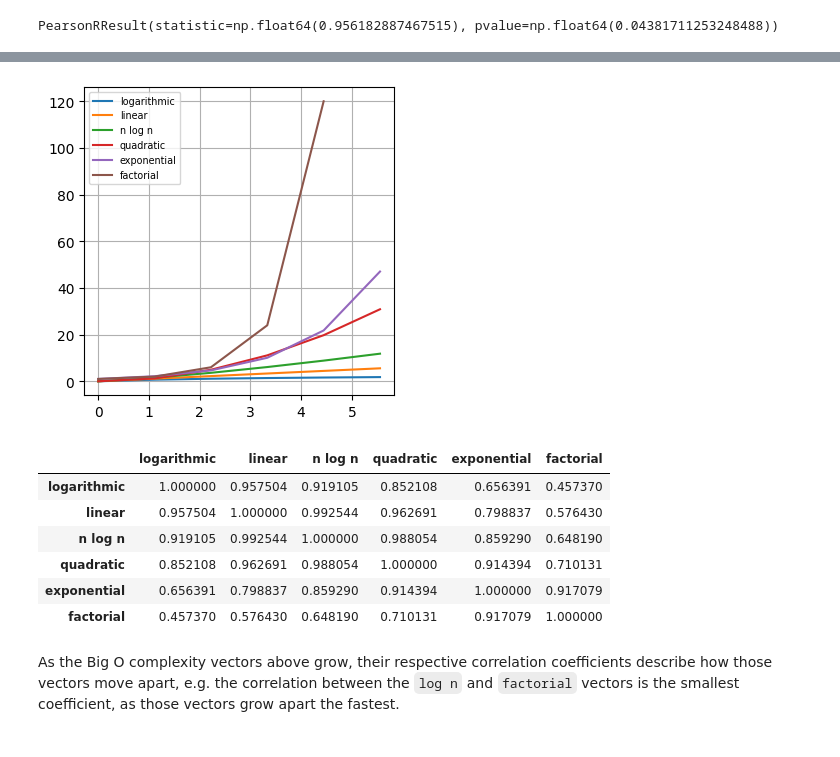
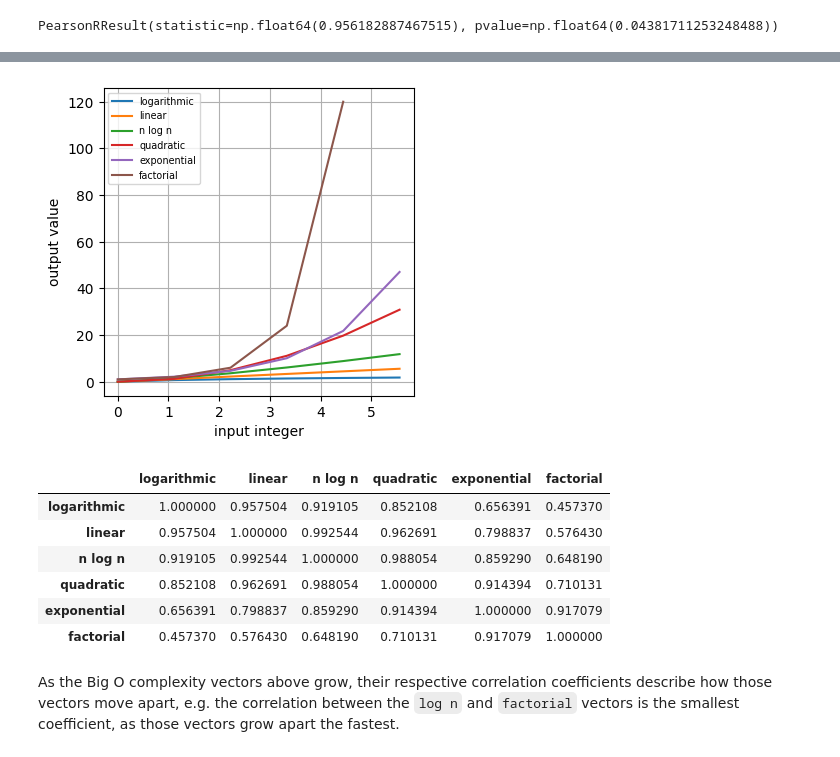
Before and after one commit to solarecho3/vectors, a Jupyter notebook: vectors.ipynb, the cells around one changed output, grey strips where cells are left out. Cells and saved outputs as stored; diff of their text form; code cells hidden in the pictures.

```diff
--- a/vectors.ipynb
+++ b/vectors.ipynb
@@ -928,34 +929,36 @@ l = pd.Series([i for i in range(10)])
 q = pd.Series([i**2 for i in range(10)])
 e = pd.Series([2**i for i in range(10)])
 logn = pd.Series([math.log(int(x)) for x in a2 if x > 0])
 nlogn = pd.Series([math.log(int(x))*x for x in a2 if x > 0])
 f = pd.Series([math.factorial(i) for i in range(10)])
 df = pd.DataFrame([logn,l,nlogn,q,e,f], index=["logarithmic","linear","n log n","quadratic","exponential","factorial"])
 
 display(df)
 
 plt.close()
 plt.figure(figsize=[4,4])
 plt.plot(a[:6],logn[:6],label="logarithmic")
 plt.plot(a[:6],b[:6],label="linear")
 plt.plot(a[:6],nlogn[:6],label="n log n")
 plt.plot(a[:6],c[:6],label="quadratic")
 plt.plot(a[:6],d[:6],label="exponential")
 plt.plot(a[:5],g[:5],label="factorial")
+plt.xlabel("input integer")
+plt.ylabel("output value")
 plt.grid()
 plt.legend(fontsize="x-small")
 plt.show()
 
 display(df.T.corr())
 # %% [output]
 |  | 0 | 1 | 2 | 3 | 4 | 5 | 6 | 7 | 8 | 9 |
 | logarithmic | 0.0 | 0.693147 | 1.098612 | 1.386294 | 1.609438 | 1.791759 | 1.945910 | 2.079442 | 2.197225 | 2.397895 |
 | linear | 0.0 | 1.000000 | 2.000000 | 3.000000 | 4.000000 | 5.000000 | 6.000000 | 7.000000 | 8.000000 | 9.000000 |
 | n log n | 0.0 | 1.524924 | 3.625421 | 6.099695 | 8.851909 | 11.825612 | 14.983508 | 18.299086 | 21.752523 | 26.376848 |
 | quadratic | 0.0 | 1.000000 | 4.000000 | 9.000000 | 16.000000 | 25.000000 | 36.000000 | 49.000000 | 64.000000 | 81.000000 |
 | exponential | 1.0 | 2.000000 | 4.000000 | 8.000000 | 16.000000 | 32.000000 | 64.000000 | 128.000000 | 256.000000 | 512.000000 |
 | factorial | 1.0 | 1.000000 | 2.000000 | 6.000000 | 24.000000 | 120.000000 | 720.000000 | 5040.000000 | 40320.000000 | 362880.000000 |
-[figure, old version]
+[figure, new version]
 |  | logarithmic | linear | n log n | quadratic | exponential | factorial |
 | logarithmic | 1.000000 | 0.957504 | 0.919105 | 0.852108 | 0.656391 | 0.457370 |
 | linear | 0.957504 | 1.000000 | 0.992544 | 0.962691 | 0.798837 | 0.576430 |
```
Also changed, not shown: parts of 26 cells of this notebook.
